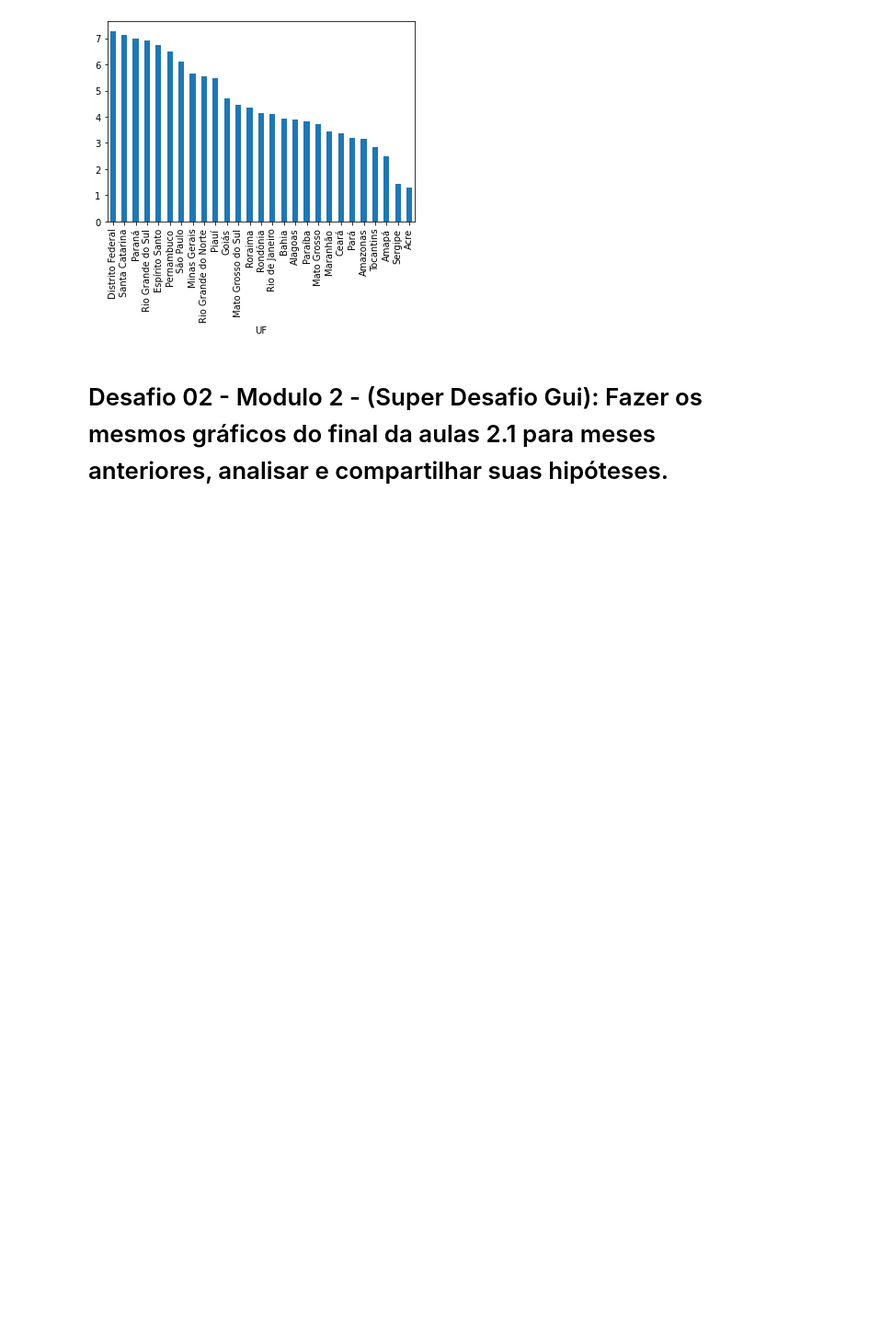
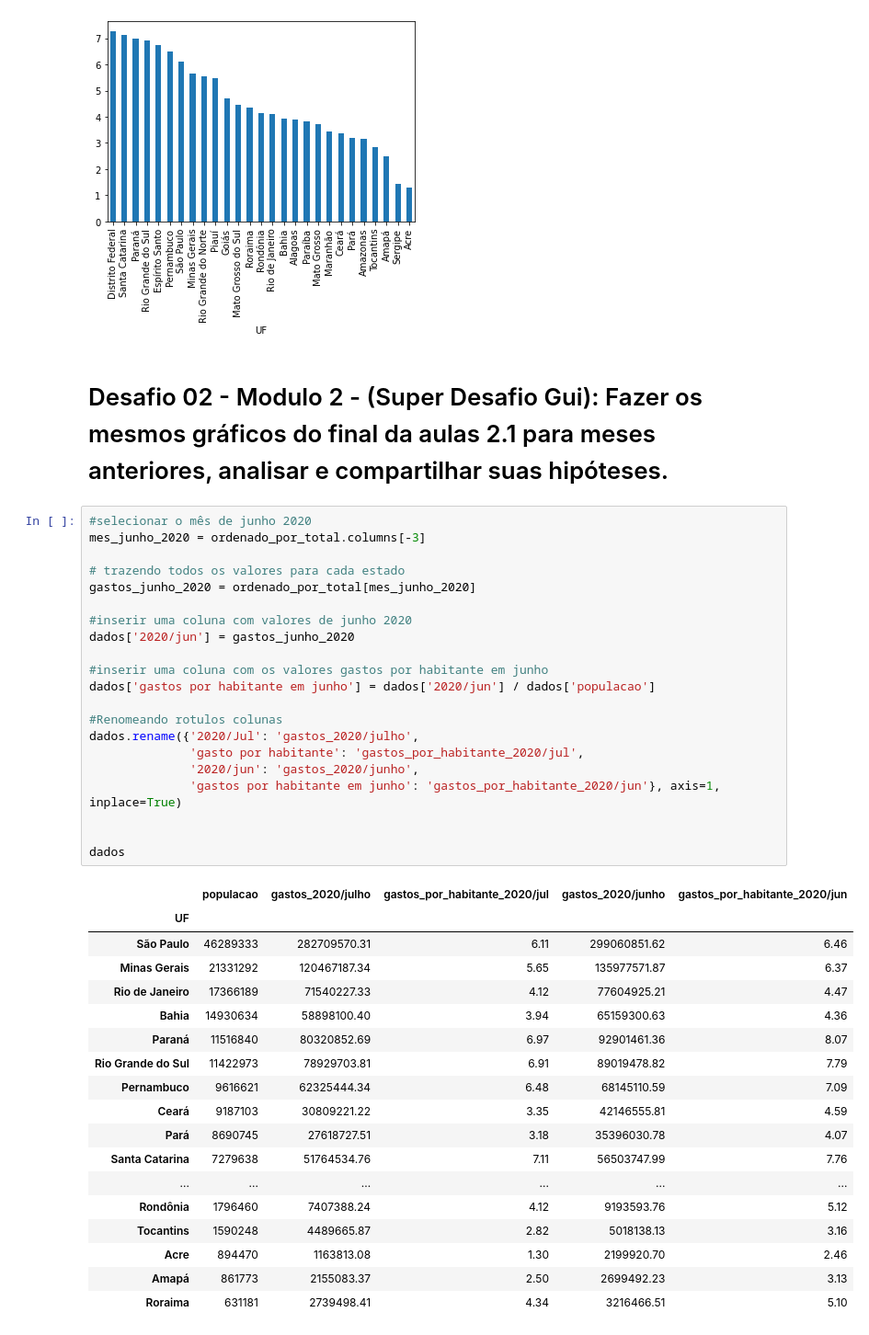
Before and after one commit to yoshinaga2904/Bootcamp-Alura, a Jupyter notebook: Modulo_2_Desafios.ipynb, the cells around one changed output. Shown at 92% size. Drawn from its saved outputs; the diff is of its cells as text; blank space fills up the shorter version.

```diff
--- a/Modulo_2_Desafios.ipynb
+++ b/Modulo_2_Desafios.ipynb
@@ -237,3 +238,43 @@ dados['gasto por habitante'].sort_values(ascending=False).plot(kind='bar')
 [figure]
 # %% [markdown]
 # Desafio 02 - Modulo 2 - (Super Desafio Gui): Fazer os mesmos gráficos do final da aulas 2.1 para meses anteriores, analisar e compartilhar suas hipóteses.
+# %%
+#selecionar o mês de junho 2020
+mes_junho_2020 = ordenado_por_total.columns[-3]
+
+# trazendo todos os valores para cada estado
+gastos_junho_2020 = ordenado_por_total[mes_junho_2020]
+
+#inserir uma coluna com valores de junho 2020
+dados['2020/jun'] = gastos_junho_2020
+
+#inserir uma coluna com os valores gastos por habitante em junho
+dados['gastos por habitante em junho'] = dados['2020/jun'] / dados['populacao']
+
+#Renomeando rotulos colunas
+dados.rename({'2020/Jul': 'gastos_2020/julho',
+              'gasto por habitante': 'gastos_por_habitante_2020/jul',
+              '2020/jun': 'gastos_2020/junho',
+              'gastos por habitante em junho': 'gastos_por_habitante_2020/jun'}, axis=1, inplace=True)
+
+
+dados
+# %% [output]
+|  | populacao | gastos_2020/julho | gastos_por_habitante_2020/jul | gastos_2020/junho | gastos_por_habitante_2020/jun |
+| UF |  |  |  |  |  |
+| São Paulo | 46289333 | 282709570.31 | 6.11 | 299060851.62 | 6.46 |
+| Minas Gerais | 21331292 | 120467187.34 | 5.65 | 135977571.87 | 6.37 |
+| Rio de Janeiro | 17366189 | 71540227.33 | 4.12 | 77604925.21 | 4.47 |
+| Bahia | 14930634 | 58898100.40 | 3.94 | 65159300.63 | 4.36 |
+| Paraná | 11516840 | 80320852.69 | 6.97 | 92901461.36 | 8.07 |
+| Rio Grande do Sul | 11422973 | 78929703.81 | 6.91 | 89019478.82 | 7.79 |
+| Pernambuco | 9616621 | 62325444.34 | 6.48 | 68145110.59 | 7.09 |
+| Ceará | 9187103 | 30809221.22 | 3.35 | 42146555.81 | 4.59 |
+| Pará | 8690745 | 27618727.51 | 3.18 | 35396030.78 | 4.07 |
+| Santa Catarina | 7279638 | 51764534.76 | 7.11 | 56503747.99 | 7.76 |
+| ... | ... | ... | ... | ... | ... |
+| Rondônia | 1796460 | 7407388.24 | 4.12 | 9193593.76 | 5.12 |
+| Tocantins | 1590248 | 4489665.87 | 2.82 | 5018138.13 | 3.16 |
+| Acre | 894470 | 1163813.08 | 1.30 | 2199920.70 | 2.46 |
+| Amapá | 861773 | 2155083.37 | 2.50 | 2699492.23 | 3.13 |
+| Roraima | 631181 | 2739498.41 | 4.34 | 3216466.51 | 5.10 |
```
Also changed, not shown: parts of 5 cells of this notebook.
